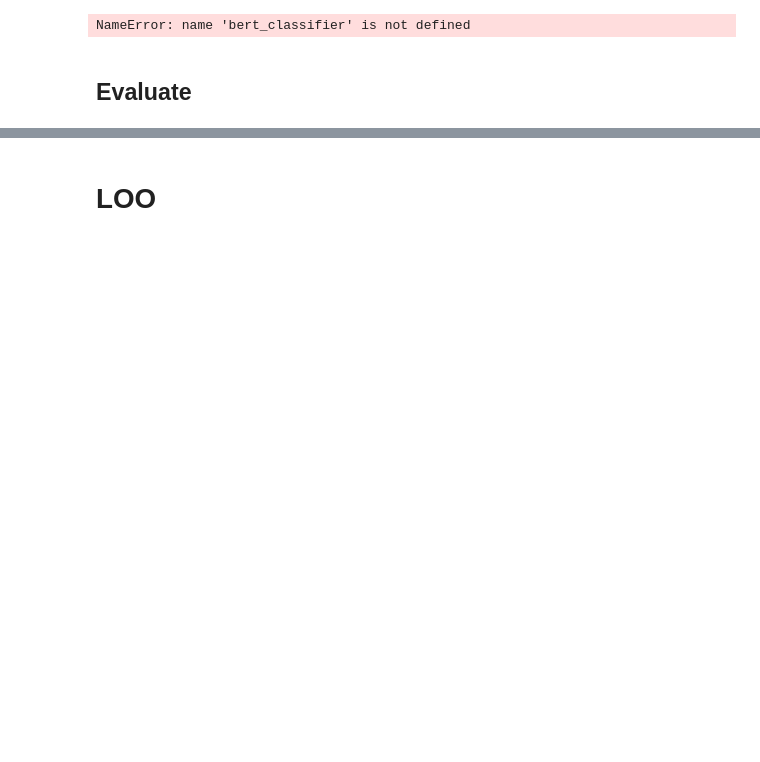
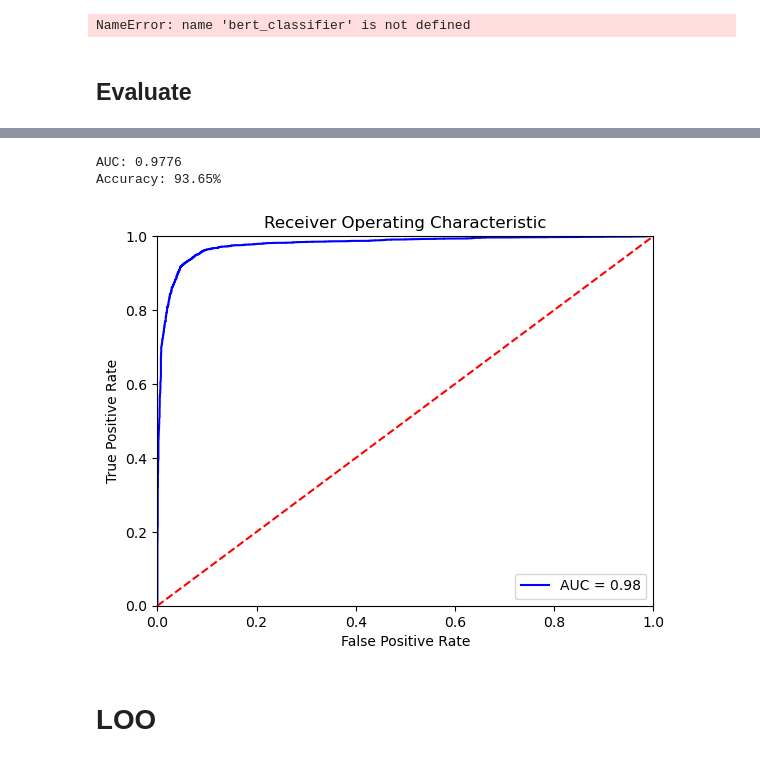
Before and after one commit to patcao/sentiment-influence-function, a Jupyter notebook: BertSequenceBaseline.ipynb, the cells around one changed output, grey strips where cells are left out. Drawn from its saved outputs; the diff is of its cells as text; code cells hidden in the pictures; blank space fills up the shorter version.

```diff
--- a/BertSequenceBaseline.ipynb
+++ b/BertSequenceBaseline.ipynb
@@ -251,9 +325,13 @@ evaluate_roc(probs, test_data.labels.cpu())
 # %%
 # Compute predicted probabilities on the validation set
-probs = bert_predict(bert_classifier, val_dataloader, device)
+probs = bert_predict(model, val_dataloader, device)
 
 # Evaluate the Bert classifier
 evaluate_roc(probs, val_data.labels.cpu())
+# %% [output]
+AUC: 0.9776
+Accuracy: 93.65%
+[figure, added]
 # %%
 len(val_data)
 # %%
```
Also changed, not shown: parts of 10 cells of this notebook, 11 other files.
